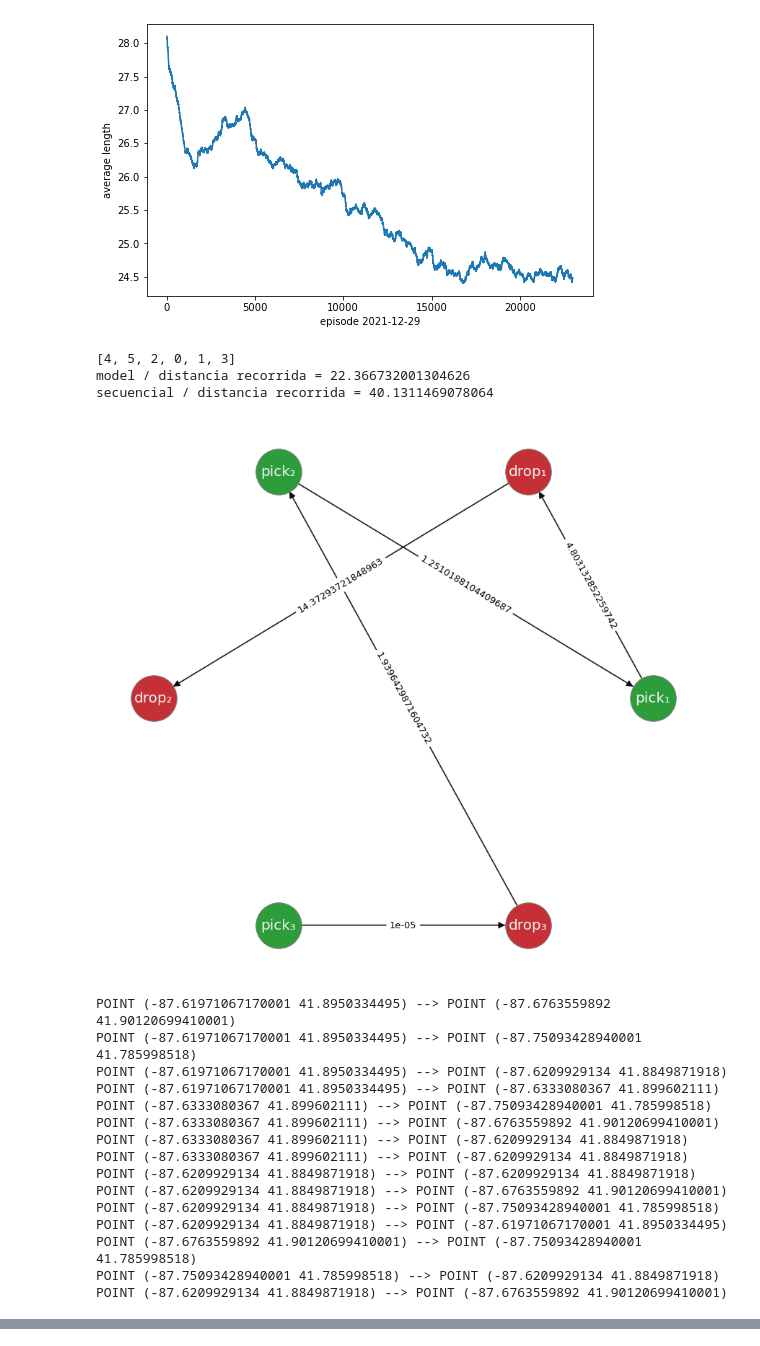
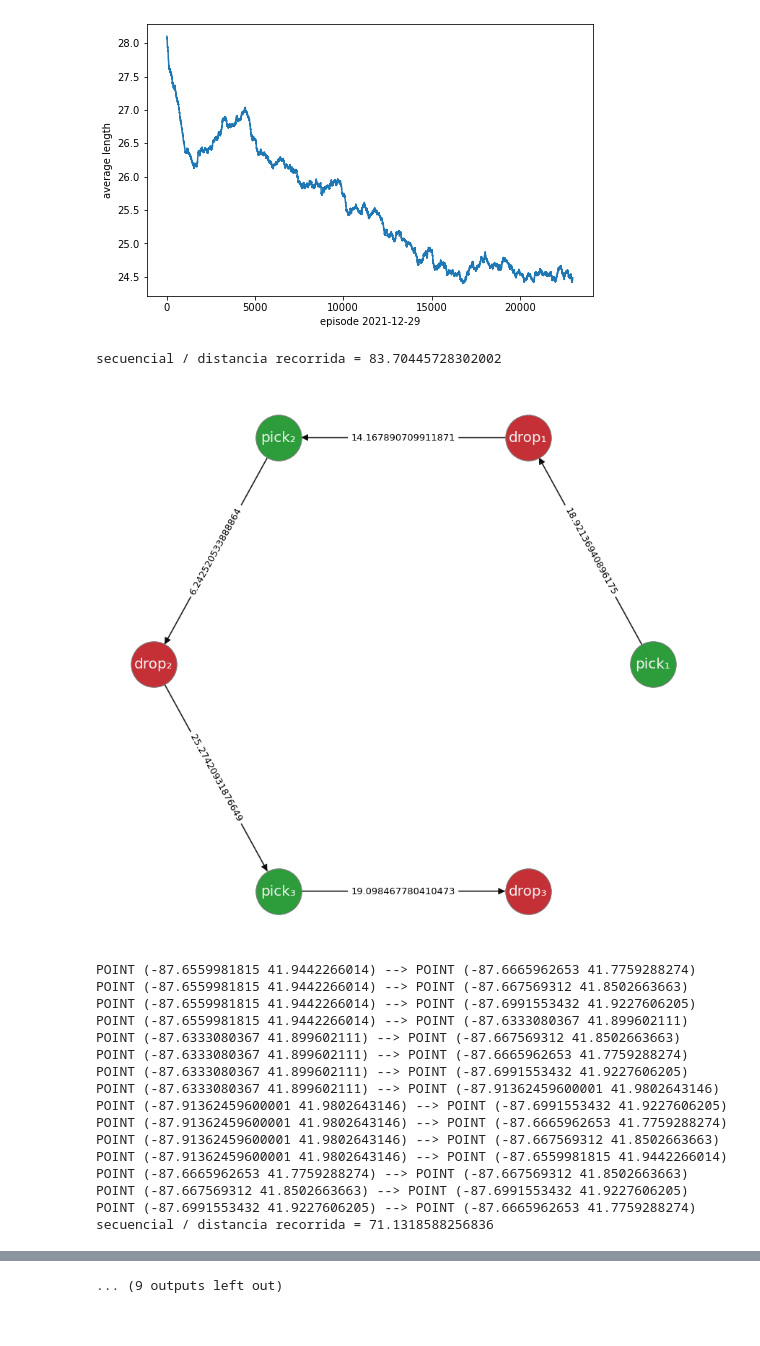
Before and after one commit to BrandPM18/taxiTripRL, a Jupyter notebook: graph_rl.ipynb, the cells around one changed output, grey strips where cells are left out. Drawn from its saved outputs; the diff is of its cells as text; code cells hidden in the pictures.

```diff
--- a/graph_rl.ipynb
+++ b/graph_rl.ipynb
@@ -34,6 +34,8 @@ device = torch.device('cuda') if torch.cuda.is_available() else torch.device('cp
 device
 # %% [output]
 device(type='cuda')
+# %%
+device = torch.device('cpu')
 # %%
 !pip install psycopg2-binary
 # %% [output]
@@ -704,63 +845,62 @@ shortest_fname = sorted(all_lengths_fnames, key=lambda s: float(s.split('.tar')[
 """ Load checkpoints models
 """
 #Q_func, Q_net, optimizer, lr_scheduler = init_model(os.path.join(FOLDER_NAME, shortest_fname))
 
 """ Generate example solutions
 """
 NR_NODES = 6
-for sample in range(8,9):
+for sample in range(0,10):
     chicago_points = folium.Map(
     location=[41.8310886,-87.6444539],
     zoom_start=12)
     pg_pick = gpd.read_postgis(sql_pickup(3,(sample *7)+4),con=postgres_serv,geom_col='geometry')
     pg_drop = gpd.read_postgis(sql_dropoff(3,(sample *3)+1),con=postgres_serv,geom_col='geometry')
     coords, W_np = get_graph_mat(pg_pick,pg_drop)
     W = torch.tensor(W_np, dtype=torch.float32, requires_grad=False, device=device)
 
 
-    solution = [random.randint(0, NR_NODES-1)]
-    current_state = State(partial_solution=solution, W=W, coords=coords)
-    current_state_tsr = state2tens(current_state)
+#     solution = [random.randint(0, NR_NODES-1)]
+#     current_state = State(partial_solution=solution, W=W, coords=coords)
+#     current_state_tsr = state2tens(current_state)
 
-    while not is_state_final(current_state):
-        next_node, est_reward = Q_func.get_best_action(current_state_tsr,
-                                                       current_state,True)
+#     while not is_state_final(current_state):
+#         next_node, est_reward = Q_func.get_best_action(current_state_tsr,
+#                                                        current_state,True)
 
 
-        solution = solution + [next_node]
-        current_state = State(partial_solution=solution, W=W, coords=coords)
-        current_state_tsr = state2tens(current_state)
+#         solution = solution + [next_node]
+#         current_state = State(partial_solution=solution, W=W, coords=coords)
+#         current_state_tsr = state2tens(current_state)
 
-    print(solution)
-    print('model / distancia recorrida = {}'.format(total_distance(solution, W)))
+#     print(solution)
+#     print('model / distancia recorrida = {}'.format(total_distance(solution, W)))
 
 
     # for comparison, plot a random solution
 
     random_solution = list(range(NR_NODES))
     #print(random_solution)
     print('secuencial / distancia recorrida = {}'.format(total_distance(random_solution, W)))
-    #graph_points_net_2(pg_pick,pg_drop, random_solution)
-    graph_points_net_2(pg_pick,pg_drop, solution)
+    graph_points_net_2(pg_pick,pg_drop, random_solution)
+    #graph_points_net_2(pg_pick,pg_drop, solution)
     plot_points(chicago_points,pg_pick,pg_drop)
     plot_edge(chicago_points,pg_pick,pg_drop)
 # %% [output]
-[4, 5, 2, 0, 1, 3]
-model / distancia recorrida = 22.366732001304626
-secuencial / distancia recorrida = 40.1311469078064
+secuencial / distancia recorrida = 83.70445728302002
-[figure, old version]
+[figure, new version]
-POINT (-87.61971067170001 41.8950334495) --> POINT (-87.6763559892 41.90120699410001)
-POINT (-87.61971067170001 41.8950334495) --> POINT (-87.75093428940001 41.785998518)
-POINT (-87.61971067170001 41.8950334495) --> POINT (-87.6209929134 41.8849871918)
-POINT (-87.61971067170001 41.8950334495) --> POINT (-87.6333080367 41.899602111)
-POINT (-87.6333080367 41.899602111) --> POINT (-87.75093428940001 41.785998518)
-POINT (-87.6333080367 41.899602111) --> POINT (-87.6763559892 41.90120699410001)
-POINT (-87.6333080367 41.899602111) --> POINT (-87.6209929134 41.8849871918)
-POINT (-87.6333080367 41.899602111) --> POINT (-87.6209929134 41.8849871918)
-POINT (-87.6209929134 41.8849871918) --> POINT (-87.6209929134 41.8849871918)
-POINT (-87.6209929134 41.8849871918) --> POINT (-87.6763559892 41.90120699410001)
-POINT (-87.6209929134 41.8849871918) --> POINT (-87.75093428940001 41.785998518)
-POINT (-87.6209929134 41.8849871918) --> POINT (-87.61971067170001 41.8950334495)
-POINT (-87.6763559892 41.90120699410001) --> POINT (-87.75093428940001 41.785998518)
-POINT (-87.75093428940001 41.785998518) --> POINT (-87.6209929134 41.8849871918)
-POINT (-87.6209929134 41.8849871918) --> POINT (-87.6763559892 41.90120699410001)
+POINT (-87.6559981815 41.9442266014) --> POINT (-87.6665962653 41.7759288274)
+POINT (-87.6559981815 41.9442266014) --> POINT (-87.667569312 41.8502663663)
+POINT (-87.6559981815 41.9442266014) --> POINT (-87.6991553432 41.9227606205)
+POINT (-87.6559981815 41.9442266014) --> POINT (-87.6333080367 41.899602111)
+POINT (-87.6333080367 41.899602111) --> POINT (-87.667569312 41.8502663663)
+POINT (-87.6333080367 41.899602111) --> POINT (-87.6665962653 41.7759288274)
+POINT (-87.6333080367 41.899602111) --> POINT (-87.6991553432 41.9227606205)
+POINT (-87.6333080367 41.899602111) --> POINT (-87.91362459600001 41.9802643146)
+POINT (-87.91362459600001 41.9802643146) --> POINT (-87.6991553432 41.9227606205)
+POINT (-87.91362459600001 41.9802643146) --> POINT (-87.6665962653 41.7759288274)
+POINT (-87.91362459600001 41.9802643146) --> POINT (-87.667569312 41.8502663663)
+POINT (-87.91362459600001 41.9802643146) --> POINT (-87.6559981815 41.9442266014)
+POINT (-87.6665962653 41.7759288274) --> POINT (-87.667569312 41.8502663663)
+POINT (-87.667569312 41.8502663663) --> POINT (-87.6991553432 41.9227606205)
+POINT (-87.6991553432 41.9227606205) --> POINT (-87.6665962653 41.7759288274)
+secuencial / distancia recorrida = 71.1318588256836
@@ -767,3 +976,4 @@ POINT (-87.6209929134 41.8849871918) --> POINT (-87.6763559892 41.90120699410001
+... (9 outputs left out)
 # %%
 chicago_points
 # %% [output]
```
Also changed, not shown: parts of 13 cells of this notebook, 8 other files.
